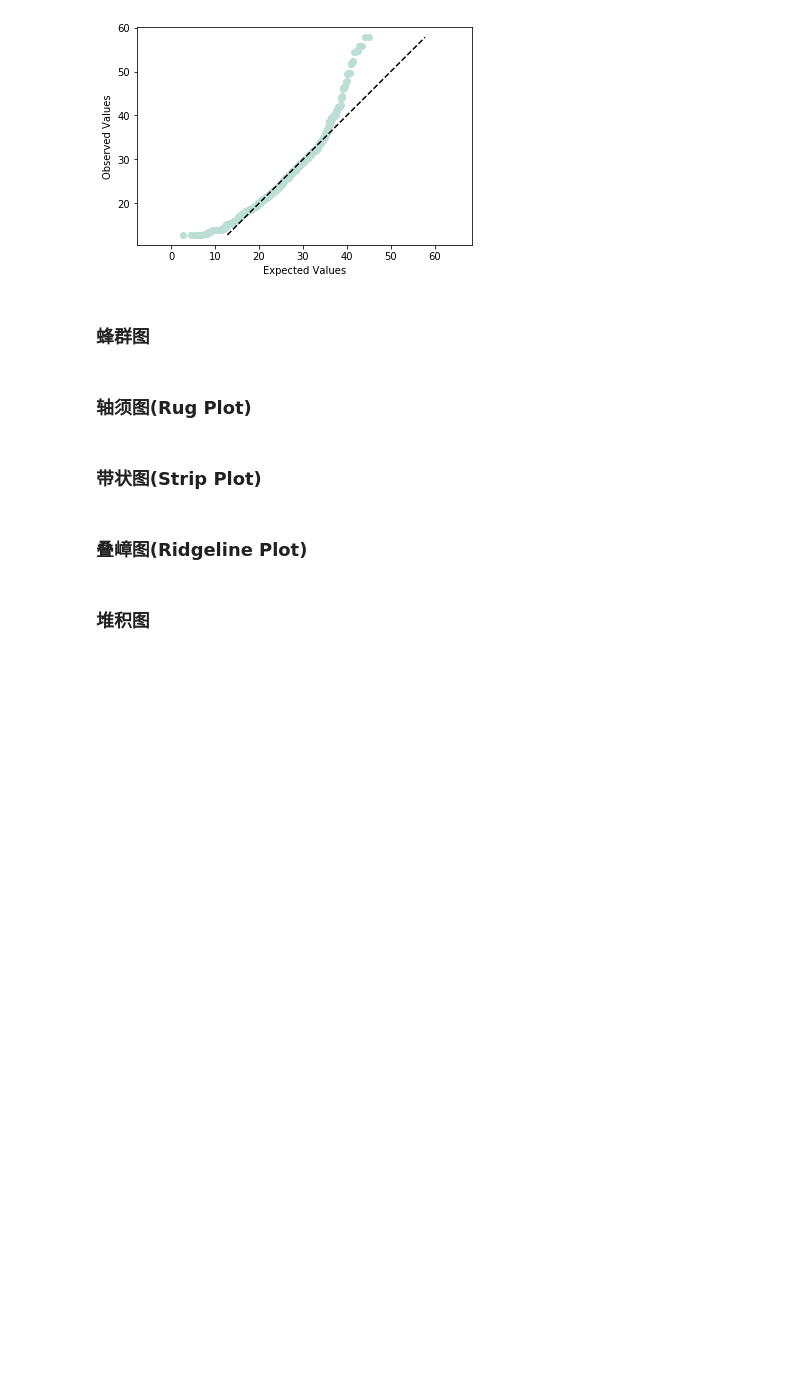
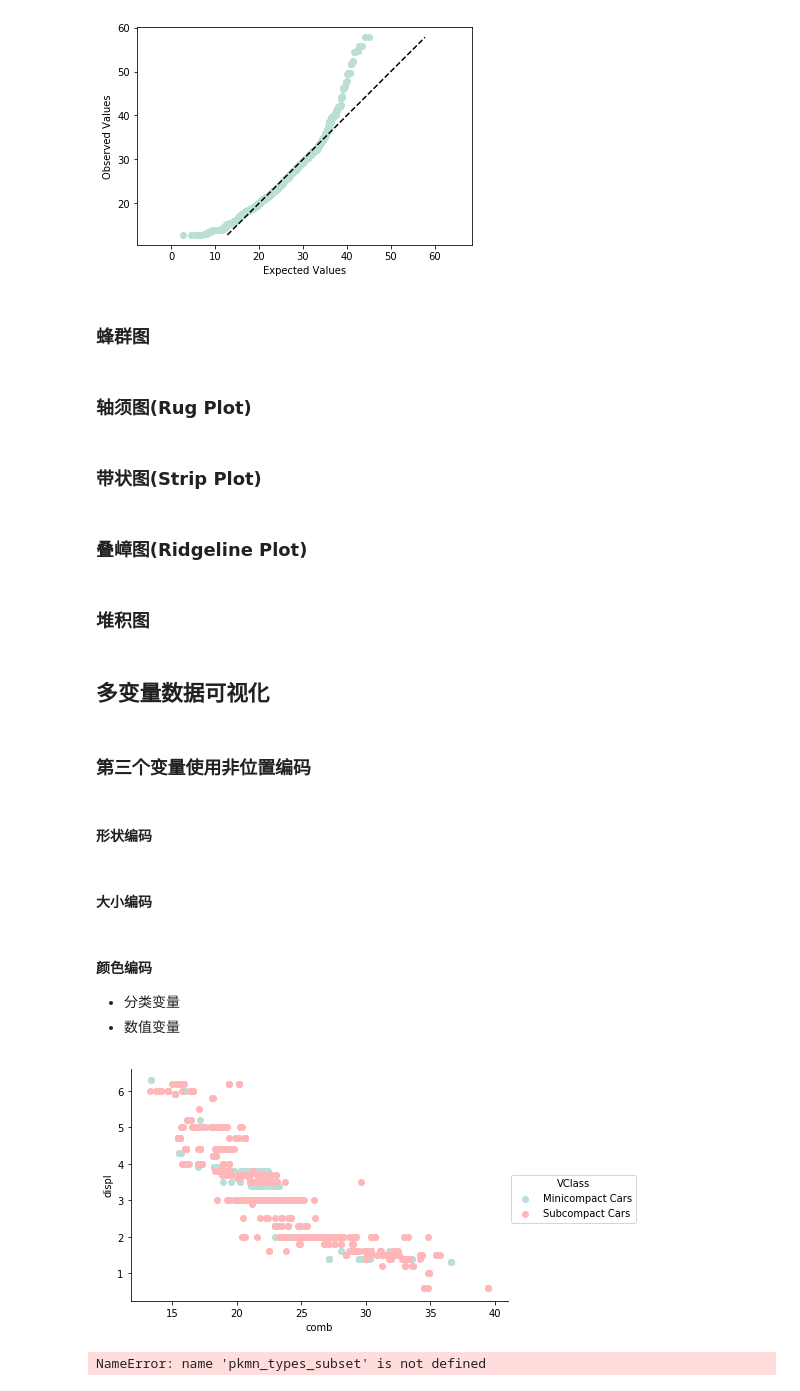
Before and after one commit to DepInjoy/PythonGrammarFoundation, a Jupyter notebook: jupyters/Visualization.ipynb, the cells around one changed output. Cells and saved outputs as stored; diff of their text form; code cells hidden in the pictures; blank space fills up the shorter version.

Commit message:
多变量数据可视化化

```diff
--- a/jupyters/Visualization.ipynb
+++ b/jupyters/Visualization.ipynb
@@ -270,3 +286,39 @@ Text(0,0.5,'Observed Values')
 ### 叠嶂图(Ridgeline Plot)
 # %% [markdown]
 ### 堆积图
+# %% [markdown]
+## 多变量数据可视化
+# %% [markdown]
+### 第三个变量使用非位置编码
+# %% [markdown]
+#### 形状编码
+# %% [markdown]
+#### 大小编码
+# %% [markdown]
+#### 颜色编码
+- 分类变量
+- 数值变量
+# %%
+df_fuel_econ_vclass_subset = df_fuel_econ[df_fuel_econ["VClass"].isin(['Minicompact Cars', 'Subcompact Cars'])]
+g = sns.FacetGrid(data=df_fuel_econ_vclass_subset, hue="VClass", size = 4,  aspect = 1.5, \
+                  hue_order= ['Minicompact Cars', 'Subcompact Cars'])
+g.map(plt.scatter, 'comb', "displ")
+g.add_legend();
+# %% [output]
+[figure, added]
+# %%
+#重塑数据，让所有宝可梦的属性（type）都出现在一个列里
+type_cols = ['type_1','type_2']
+non_type_cols = df_pokemon.columns.difference(type_cols)
+pkmn_types = df_pokemon.melt(id_vars = non_type_cols, value_vars = type_cols,
+            var_name = 'type_level', value_name = 'type').dropna()
+
+x_ticks = [0.1, 0.3, 1, 3, 10, 30, 100, 300, 1000]
+
+df_pkmn_types_subset = df_pkmn_types.loc[pkmn_types['type'].isin(['fairy','dragon'])]
+g = sns.FacetGrid(data=df_pkmn_types_subset, hue = "type", size = 4, aspect =1.5)
+g.map(plt.scatter, "weight",  "height").set(xscale = 'log')
+g.set(xticks = x_ticks, xticklabels = x_ticks)
+g.add_legend()
+# %% [output]
+NameError: name 'pkmn_types_subset' is not defined
```
Also changed, not shown: parts of 11 cells of this notebook.
